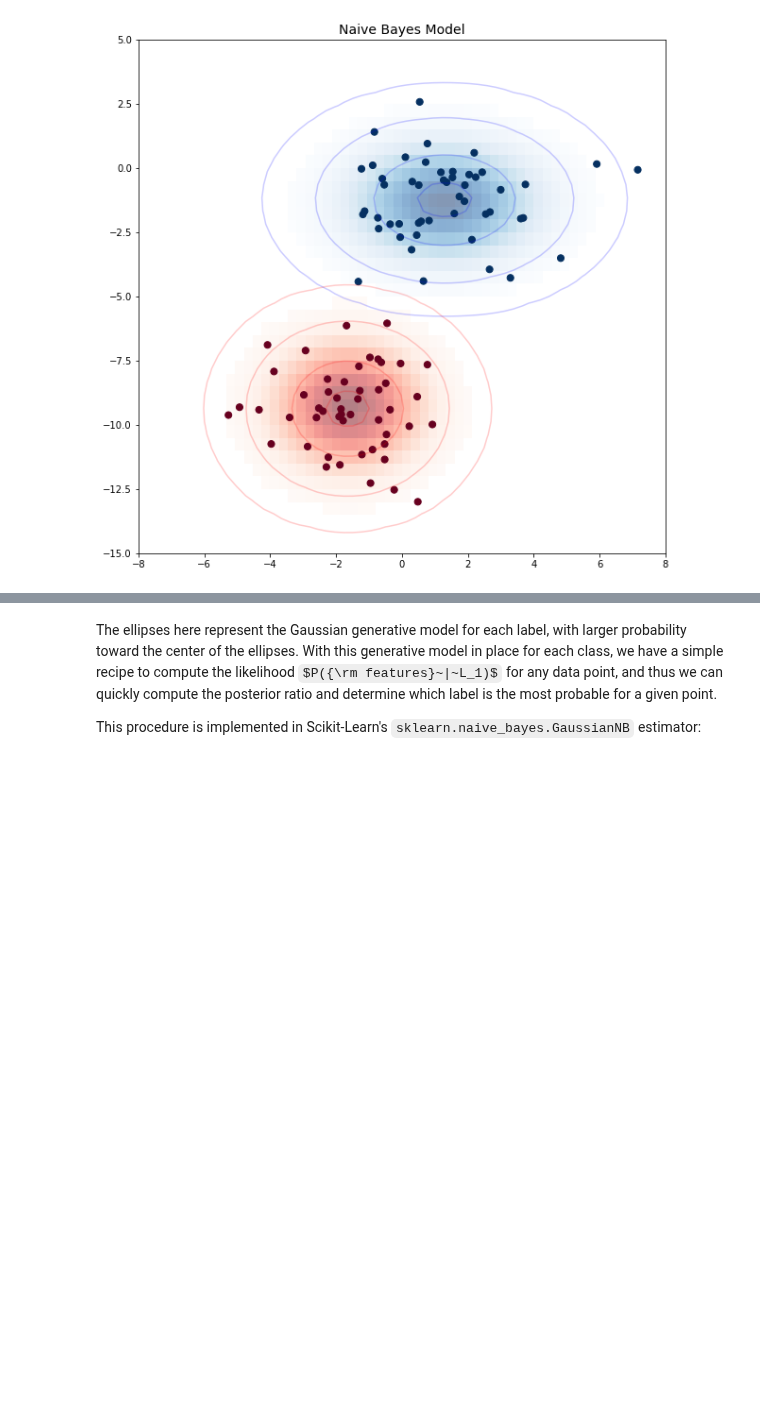
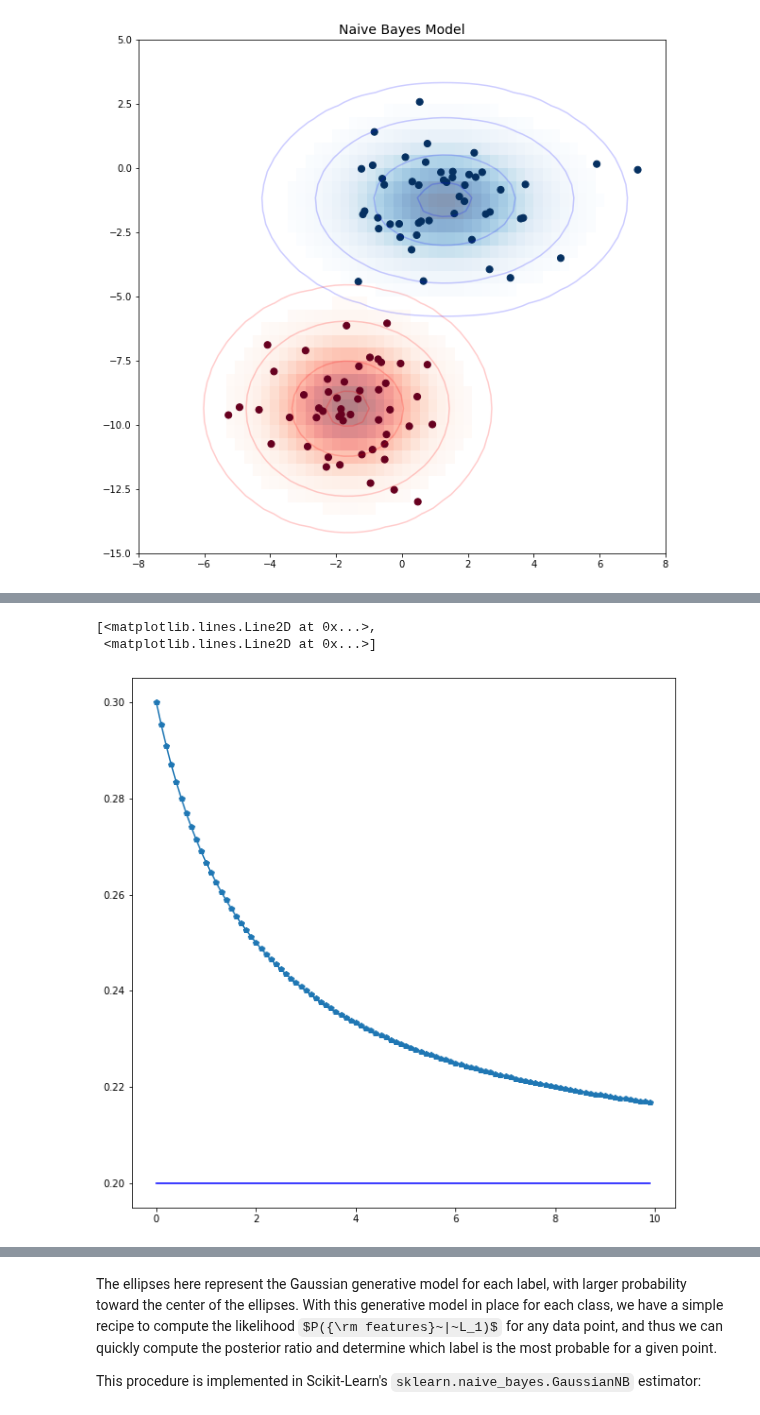
Before and after one commit to tobytoy/OpenResource, a Jupyter notebook: machine-learning(scikit-learn)/jupyter/基本模型(basic-model)/貝氏(bayes)/03_02 Naive_Bayes.ipynb, the cells around one changed output, grey strips where cells are left out. Cells and saved outputs as stored; diff of their text form; code cells hidden in the pictures; some formulas as TeX source; blank space fills up the shorter version.

```diff
--- a/machine-learning(scikit-learn)/jupyter/基本模型(basic-model)/貝氏(bayes)/03_02 Naive_Bayes.ipynb
+++ b/machine-learning(scikit-learn)/jupyter/基本模型(basic-model)/貝氏(bayes)/03_02 Naive_Bayes.ipynb
@@ -113,0 +153,17 @@ ax.set(xlim=xlim, ylim=ylim)
+# %%
+import matplotlib.pyplot as plt
+import numpy as np
+%matplotlib inline
+plt.rcParams['figure.figsize'] = [10, 10]
+
+a = np.arange(0, 10, 0.1)
+y = (3 + a)/(10 + a*5)
+z = 0*a + 1/5
+
+plt.plot(a, y, '-p', a , z, '-b')
+
+#??plt.plot
+# %% [output]
+[<matplotlib.lines.Line2D at 0x...>,
+ <matplotlib.lines.Line2D at 0x...>]
+[figure, added]
```
Also changed, not shown: parts of 10 cells of this notebook, 1 other file.
